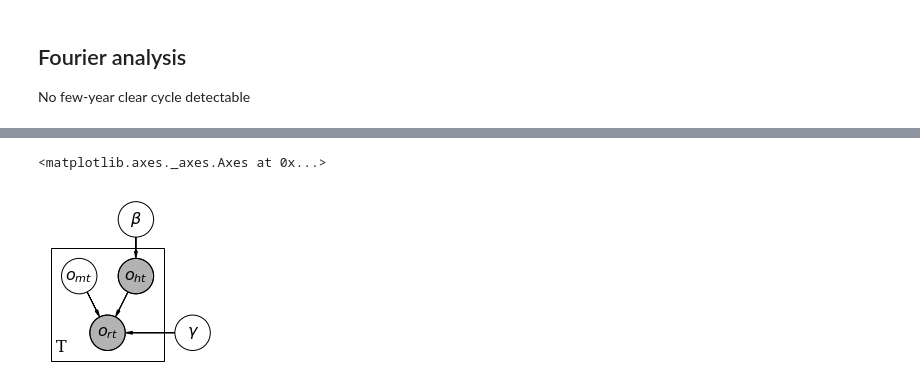
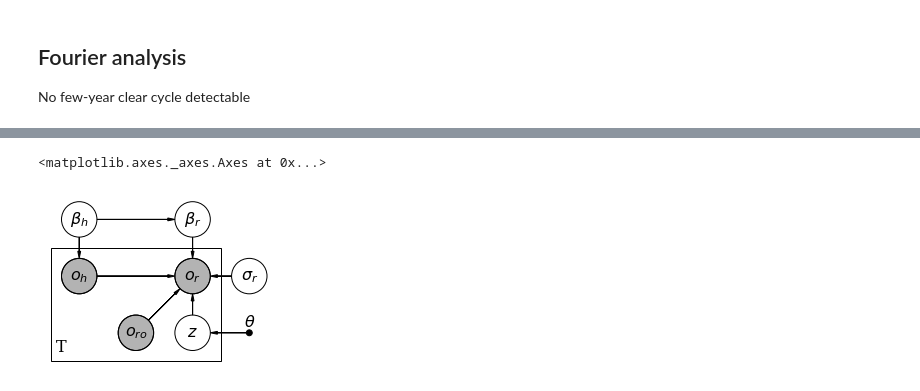
Before and after one commit to AnttiHaerkoenen/vyborg_orthodox, a Jupyter notebook: notebooks/missing_orthodox.ipynb, the cells around one changed output, grey strips where cells are left out. Saved outputs shown, nothing was run; the diff lists cells and outputs as text; code cells hidden in the pictures.

```diff
--- a/notebooks/missing_orthodox.ipynb
+++ b/notebooks/missing_orthodox.ipynb
@@ -101,29 +101,32 @@ print(1/freq)
 # %%
 import daft
 from matplotlib import rc
 
 rc("font", family="serif", size=16)
 scale = 1.25
 pgm = daft.PGM()
 
-# pgm.add_node('sigma', r'$\sigma_{\beta}$', 1, 3, fixed=True)
-# pgm.add_node('mu', r'$\mu_{\beta}$', 2, 4, fixed=True)
-pgm.add_node('health_orthodox', r'$o_{ht}$', 2, 2, fixed=False, scale=scale, observed=True)
-pgm.add_node('register_orthodox', r'$o_{rt}$', 1.5, 1, fixed=False, scale=scale, observed=True)
-pgm.add_node('missing_orthodox', r'$o_{mt}$', 1, 2, fixed=False, scale=scale, observed=False)
-pgm.add_node('beta_orthodox_city', r'$\beta$', 2, 3, fixed=False, scale=scale, observed=False)
-pgm.add_node('gamma', r'$\gamma$', 3, 1, fixed=False, scale=scale, observed=False)
+pgm.add_node('health_orthodox', r'$o_{h}$', 1, 2, fixed=False, scale=scale, observed=True)
+pgm.add_node('register_orthodox', r'$o_{r}$', 3, 2, fixed=False, scale=scale, observed=True)
+pgm.add_node('russia_orthodox', r'$o_{ro}$', 2, 1, fixed=False, scale=scale, observed=True)
+pgm.add_node('beta_orthodox_health', r'$\beta_h$', 1, 3, fixed=False, scale=scale, observed=False)
+pgm.add_node('beta_orthodox_register', r'$\beta_r$', 3, 3, fixed=False, scale=scale, observed=False)
+pgm.add_node('theta', r'$\theta$', 4, 1, fixed=True, scale=scale, observed=False)
+pgm.add_node('z', r'$z$', 3, 1, fixed=False, scale=scale, observed=False)
+pgm.add_node('sigma_register', r'$\sigma_r$', 4, 2, fixed=False, scale=scale, observed=False)
 
-# pgm.add_edge('sigma', 'beta_orthodox_city', directed=True)
-# pgm.add_edge('mu', 'beta_orthodox_city', directed=True)
-pgm.add_edge('beta_orthodox_city', 'health_orthodox', directed=True)
-pgm.add_edge('gamma', 'register_orthodox', directed=True)
 pgm.add_edge('health_orthodox', 'register_orthodox', directed=True)
-pgm.add_edge('missing_orthodox', 'register_orthodox', directed=True)
+pgm.add_edge('russia_orthodox', 'register_orthodox', directed=True)
+pgm.add_edge('z', 'register_orthodox', directed=True)
+pgm.add_edge('beta_orthodox_health', 'health_orthodox', directed=True)
+pgm.add_edge('beta_orthodox_health', 'beta_orthodox_register', directed=True)
+pgm.add_edge('beta_orthodox_register', 'register_orthodox', directed=True)
+pgm.add_edge('sigma_register', 'register_orthodox', directed=True)
+pgm.add_edge('theta', 'z', directed=True)
 
-pgm.add_plate([0.5, 0.5, 2, 2], 'T')
+pgm.add_plate([0.5, 0.5, 3, 2], 'T')
 
 pgm.render()
 # %% [output]
 <matplotlib.axes._axes.Axes at 0x...>
-[figure, old version]
+[figure, new version]
```
Also changed, not shown: parts of 7 cells of this notebook, 3 other files.
